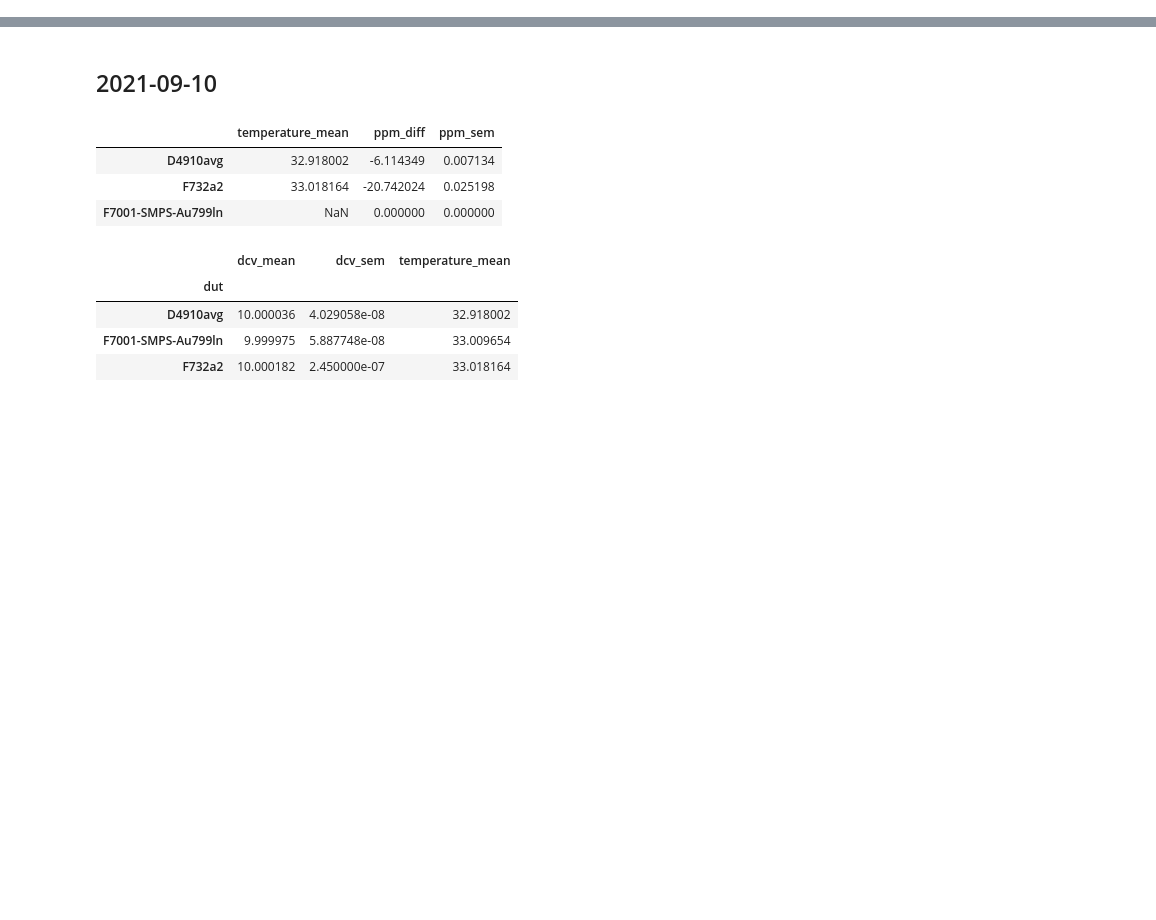
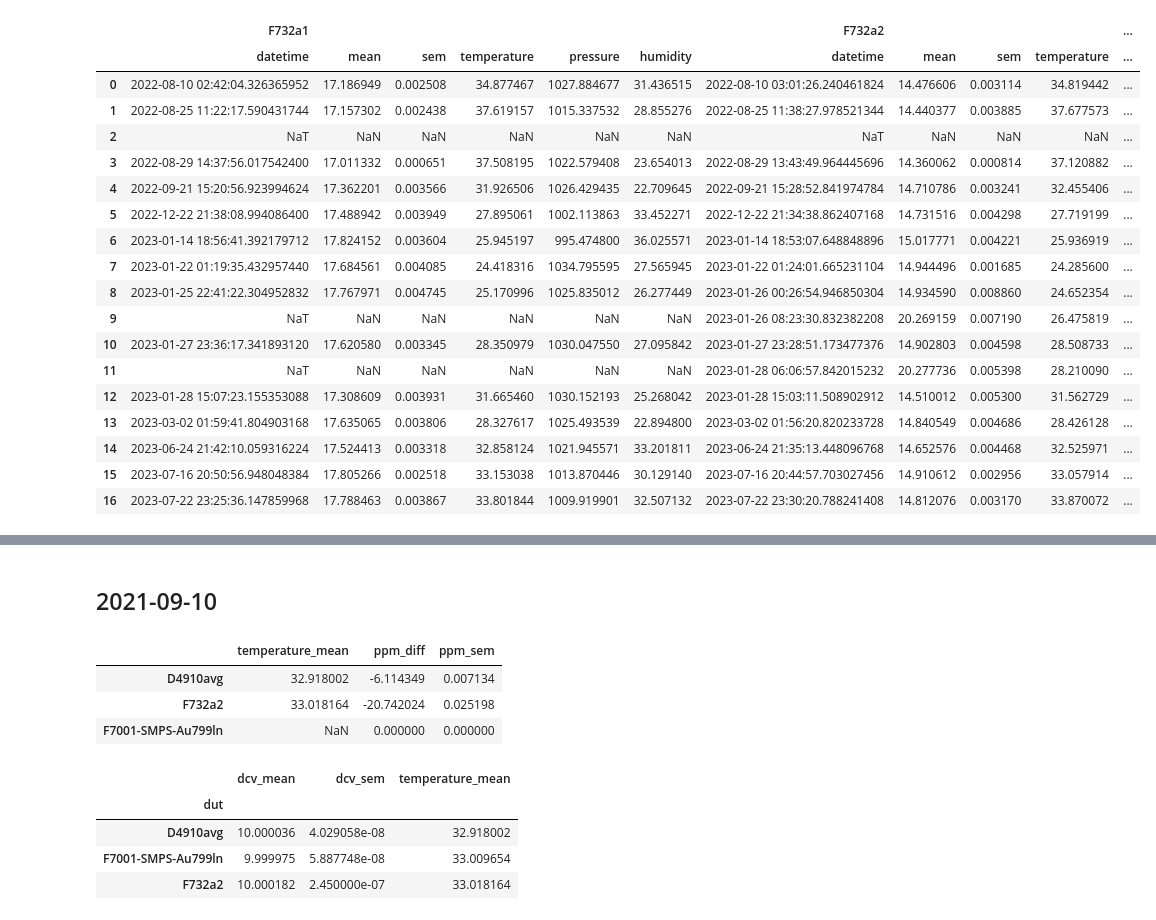
Before and after one commit to alson/metrology-data-analysis, a Jupyter notebook: vrefs.ipynb, the cells around one changed output, grey strips where cells are left out. Cells and saved outputs as stored; diff of their text form; code cells hidden in the pictures; blank space fills up the shorter version.

```diff
--- a/vrefs.ipynb
+++ b/vrefs.ipynb
@@ -24,0 +289,44 @@ relative_data_k182 = data['k182-dcv-mv-log.csv']
+# %%
+voltage_references = ('F732a1', 'F732a2', 'F732a3', 'D4910avg', 'D4910-1', 'D4910-2', 'D4910-3', 'D4910-4', 'F7001bat')
+columns = [(dut, param) for dut in voltage_references for param in ('datetime', 'mean', 'sem', 'temperature', 'pressure', 'humidity')]
+results = []
+for group in ag3458a_rel_data.group.unique():
+    group_samples = ag3458a_rel_data[ag3458a_rel_data.group == group].copy()
+    result = analyse_dcv_relative(group_samples, 'F7001bat', 10, 'F7001bat', 'ag3458a_1', 0)
+    flat_result = get_result_from_group(result)
+    if flat_result is None:
+        continue
+    results.append(flat_result)
+for group in k182_rel_data_cut.group.unique():
+    group_samples = k182_rel_data_cut[k182_rel_data_cut.group == group].copy()
+    result = analyse_dcv_k182(group_samples)
+    flat_result = get_result_from_group(result)
+    if flat_result is None:
+        continue
+    results.append(flat_result)
+orig_max_cols = pd.get_option('display.max_columns')
+# rel_results = pd.DataFrame(results, columns=pd.MultiIndex.from_tuples(columns), index=k182_rel_data_cut.group.unique())
+rel_results = pd.DataFrame(results, columns=pd.MultiIndex.from_tuples(columns))
+pd.set_option('display.max_columns', None)
+display(rel_results)
+pd.set_option('display.max_columns', orig_max_cols)
+# %% [output]
+|  | F732a1 |  |  |  |  |  | F732a2 |  |  |  | ... |
+|  | datetime | mean | sem | temperature | pressure | humidity | datetime | mean | sem | temperature | ... |
+| 0 | 2022-08-10 02:42:04.326365952 | 17.186949 | 0.002508 | 34.877467 | 1027.884677 | 31.436515 | 2022-08-10 03:01:26.240461824 | 14.476606 | 0.003114 | 34.819442 | ... |
+| 1 | 2022-08-25 11:22:17.590431744 | 17.157302 | 0.002438 | 37.619157 | 1015.337532 | 28.855276 | 2022-08-25 11:38:27.978521344 | 14.440377 | 0.003885 | 37.677573 | ... |
+| 2 | NaT | NaN | NaN | NaN | NaN | NaN | NaT | NaN | NaN | NaN | ... |
+| 3 | 2022-08-29 14:37:56.017542400 | 17.011332 | 0.000651 | 37.508195 | 1022.579408 | 23.654013 | 2022-08-29 13:43:49.964445696 | 14.360062 | 0.000814 | 37.120882 | ... |
+| 4 | 2022-09-21 15:20:56.923994624 | 17.362201 | 0.003566 | 31.926506 | 1026.429435 | 22.709645 | 2022-09-21 15:28:52.841974784 | 14.710786 | 0.003241 | 32.455406 | ... |
+| 5 | 2022-12-22 21:38:08.994086400 | 17.488942 | 0.003949 | 27.895061 | 1002.113863 | 33.452271 | 2022-12-22 21:34:38.862407168 | 14.731516 | 0.004298 | 27.719199 | ... |
+| 6 | 2023-01-14 18:56:41.392179712 | 17.824152 | 0.003604 | 25.945197 | 995.474800 | 36.025571 | 2023-01-14 18:53:07.648848896 | 15.017771 | 0.004221 | 25.936919 | ... |
+| 7 | 2023-01-22 01:19:35.432957440 | 17.684561 | 0.004085 | 24.418316 | 1034.795595 | 27.565945 | 2023-01-22 01:24:01.665231104 | 14.944496 | 0.001685 | 24.285600 | ... |
+| 8 | 2023-01-25 22:41:22.304952832 | 17.767971 | 0.004745 | 25.170996 | 1025.835012 | 26.277449 | 2023-01-26 00:26:54.946850304 | 14.934590 | 0.008860 | 24.652354 | ... |
+| 9 | NaT | NaN | NaN | NaN | NaN | NaN | 2023-01-26 08:23:30.832382208 | 20.269159 | 0.007190 | 26.475819 | ... |
+| 10 | 2023-01-27 23:36:17.341893120 | 17.620580 | 0.003345 | 28.350979 | 1030.047550 | 27.095842 | 2023-01-27 23:28:51.173477376 | 14.902803 | 0.004598 | 28.508733 | ... |
+| 11 | NaT | NaN | NaN | NaN | NaN | NaN | 2023-01-28 06:06:57.842015232 | 20.277736 | 0.005398 | 28.210090 | ... |
+| 12 | 2023-01-28 15:07:23.155353088 | 17.308609 | 0.003931 | 31.665460 | 1030.152193 | 25.268042 | 2023-01-28 15:03:11.508902912 | 14.510012 | 0.005300 | 31.562729 | ... |
+| 13 | 2023-03-02 01:59:41.804903168 | 17.635065 | 0.003806 | 28.327617 | 1025.493539 | 22.894800 | 2023-03-02 01:56:20.820233728 | 14.840549 | 0.004686 | 28.426128 | ... |
+| 14 | 2023-06-24 21:42:10.059316224 | 17.524413 | 0.003318 | 32.858124 | 1021.945571 | 33.201811 | 2023-06-24 21:35:13.448096768 | 14.652576 | 0.004468 | 32.525971 | ... |
+| 15 | 2023-07-16 20:50:56.948048384 | 17.805266 | 0.002518 | 33.153038 | 1013.870446 | 30.129140 | 2023-07-16 20:44:57.703027456 | 14.910612 | 0.002956 | 33.057914 | ... |
+| 16 | 2023-07-22 23:25:36.147859968 | 17.788463 | 0.003867 | 33.801844 | 1009.919901 | 32.507132 | 2023-07-22 23:30:20.788241408 | 14.812076 | 0.003170 | 33.870072 | ... |
```
Also changed, not shown: parts of 25 cells of this notebook, 1 other file.
